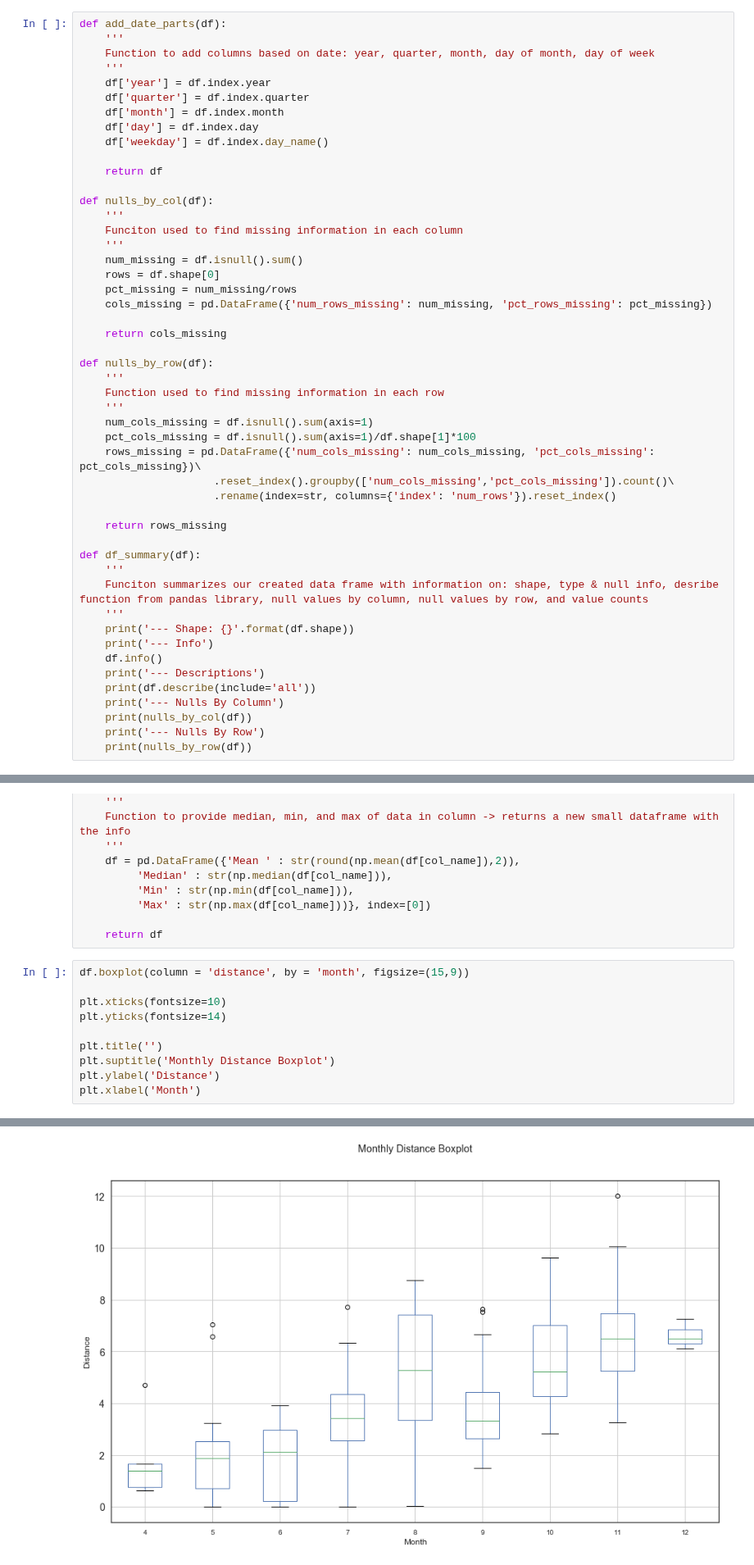
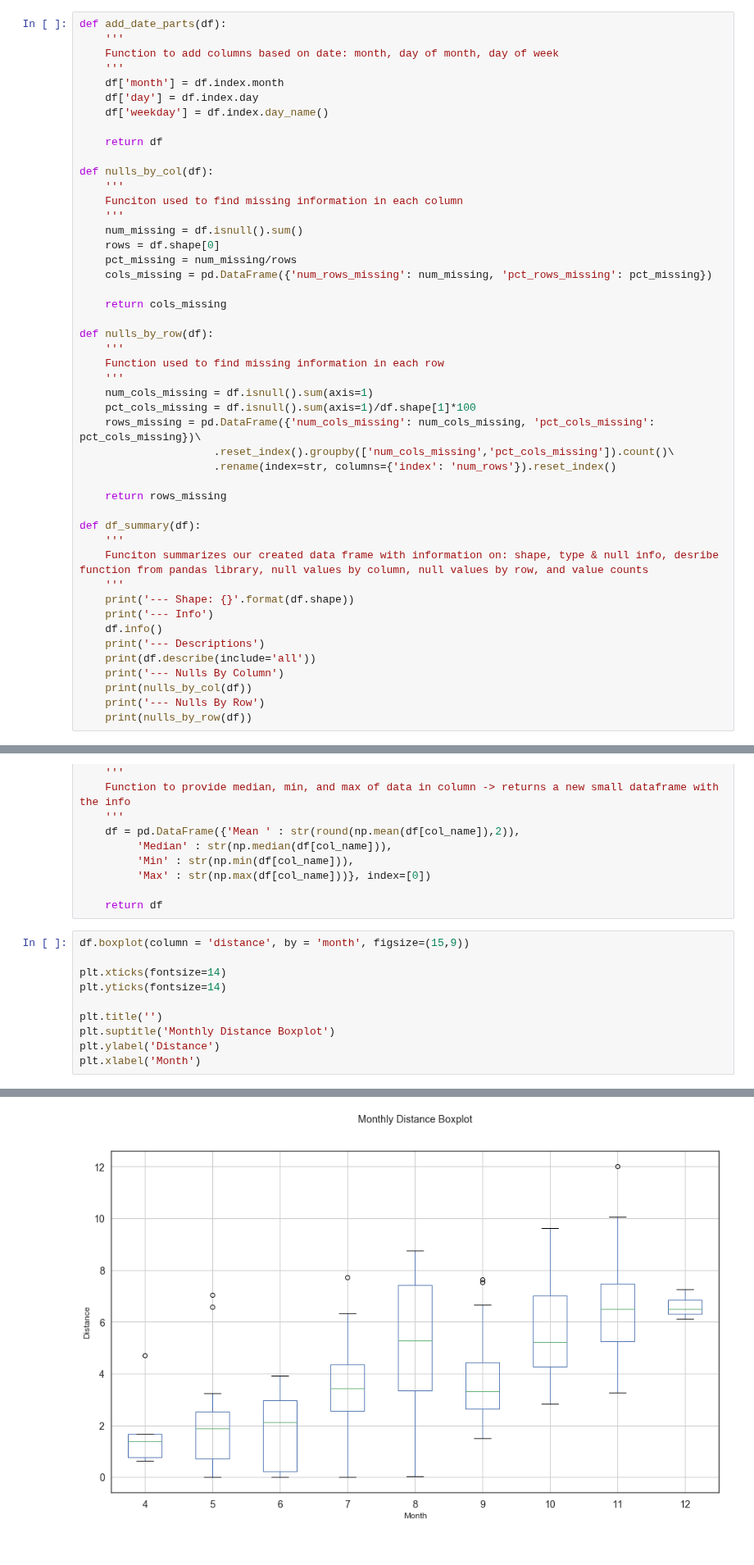
Before and after one commit to time-series-101-eric-norrick/tsa-fitbit, a Jupyter notebook: TimeSeries_Project.ipynb, the cells around one changed output, grey strips where cells are left out. Shown at 82% size. Saved outputs shown, nothing was run; the diff lists cells and outputs as text.

```diff
--- a/TimeSeries_Project.ipynb
+++ b/TimeSeries_Project.ipynb
@@ -96,10 +101,8 @@ df.index = pd.to_datetime(df.index, utc=True)
 # %%
 def add_date_parts(df):
     '''
-    Function to add columns based on date: year, quarter, month, day of month, day of week
+    Function to add columns based on date: month, day of month, day of week
     '''
-    df['year'] = df.index.year
-    df['quarter'] = df.index.quarter
     df['month'] = df.index.month
     df['day'] = df.index.day
     df['weekday'] = df.index.day_name()
@@ -265,16 +268,16 @@ def summary_stat(df, col_name):
 # %%
 df.boxplot(column = 'distance', by = 'month', figsize=(15,9))
 
-plt.xticks(fontsize=10)
+plt.xticks(fontsize=14)
 plt.yticks(fontsize=14)
 
 plt.title('')
 plt.suptitle('Monthly Distance Boxplot')
 plt.ylabel('Distance')
 plt.xlabel('Month')
 # %% [output]
 Text(0.5, 0, 'Month')
-[figure, old version]
+[figure, new version]
 # %% [markdown]
 **_TODO:_**
 > Need to write a detailed breakdown of what the data shows us here
```
Also changed, not shown: parts of 7 cells of this notebook.
